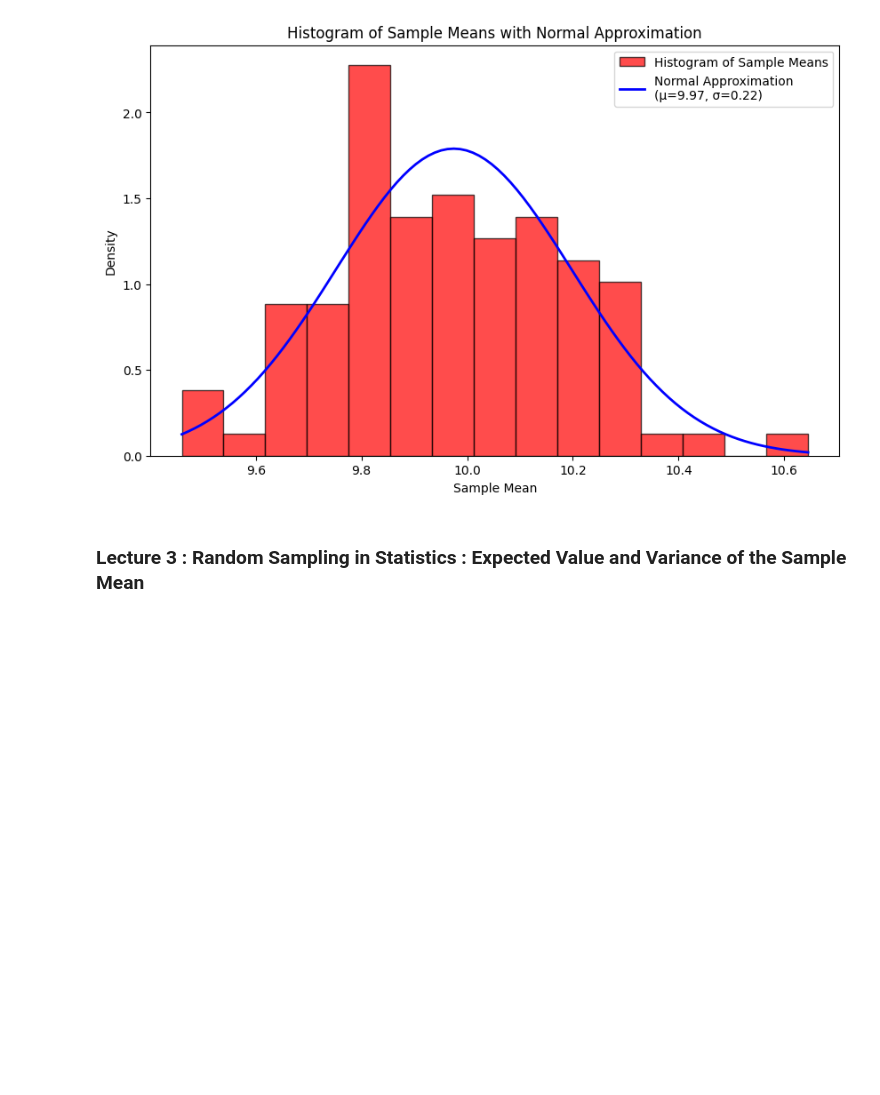
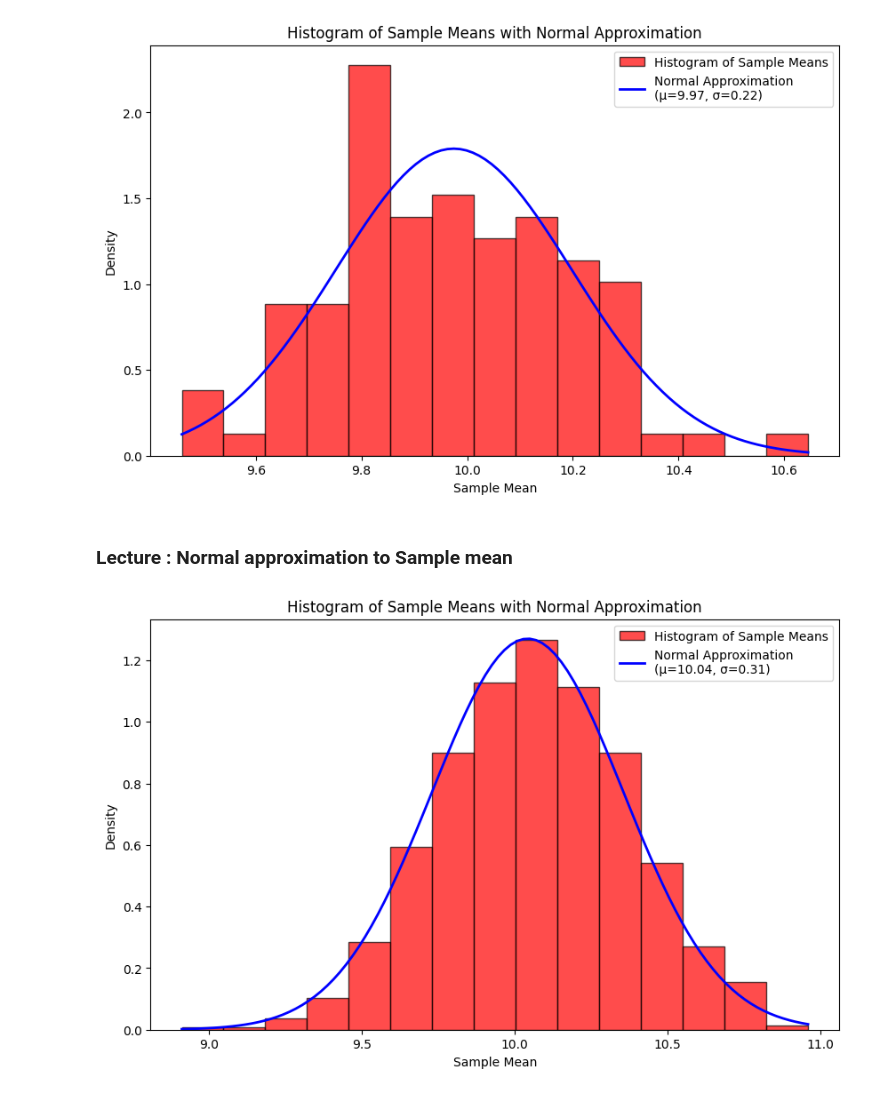
Before and after one commit to Kamil-Nadaf/Data_Analysis_and_Machine_Learning, a Jupyter notebook: Statistics/Population Statistics_and_Random_Sampling.ipynb, the cells around one changed output. Cells and saved outputs as stored; diff of their text form; code cells hidden in the pictures; blank space fills up the shorter version.

```diff
--- a/Statistics/Population Statistics_and_Random_Sampling.ipynb
+++ b/Statistics/Population Statistics_and_Random_Sampling.ipynb
@@ -140,4 +142,49 @@ plt.show()
 # %% [output]
 [figure]
 # %% [markdown]
-### Lecture 3 : Random Sampling in Statistics : Expected Value and Variance of the Sample Mean
+### Lecture  : Normal approximation to Sample mean
+# %%
+lambda_value = 10 # mean of the Poisson distribution
+N = 10000 # size of the population
+DataPopulation = np.random.poisson(lam=lambda_value, size=N)
+
+# parameters for sampling
+n = 100 # sample size
+m = 1000 # number of samples to take
+
+# store the sample means and standard deviations
+SampleMeans = np.zeros(m)
+SampleStds = np.zeros(m)
+
+# Repeat the sampling process m times
+for i in range(m):
+    DataSample = np.random.choice(DataPopulation, size=n, replace=False)
+    SampleMeans[i] = np.mean(DataSample)
+    SampleStds[i] = np.std(DataSample)
+
+# Calculate mean and std of the population
+mean_population = np.mean(DataPopulation)
+std_population = np.std(DataPopulation)
+
+# compute standard deviation of the sample means (standard error of the mean)
+std_error = std_population / np.sqrt(n)
+
+# Generate normal distribution that approximates the distribution of sample means
+x = np.linspace(min(SampleMeans), max(SampleMeans), 100)
+normal_approximation = norm.pdf(x, loc=mean_population, scale=std_error)
+
+# Plot histogram of Sample Means with normal approximation
+plt.figure(figsize=(10, 6))
+plt.hist(SampleMeans, bins=15, density=True, color='red', edgecolor='black', alpha=0.7, label='Histogram of Sample Means')
+
+# Plot normal distribution approximation on top of the histogram
+plt.plot(x, normal_approximation, 'b-', label=f'Normal Approximation\n(μ={mean_population:.2f}, σ={std_error:.2f})', linewidth=2)
+
+# Labeling
+plt.title('Histogram of Sample Means with Normal Approximation')
+plt.xlabel('Sample Mean')
+plt.ylabel('Density')
+plt.legend()
+plt.show()
+# %% [output]
+[figure, added]
```
Also changed, not shown: parts of 1 cell of this notebook, 1 other file.
